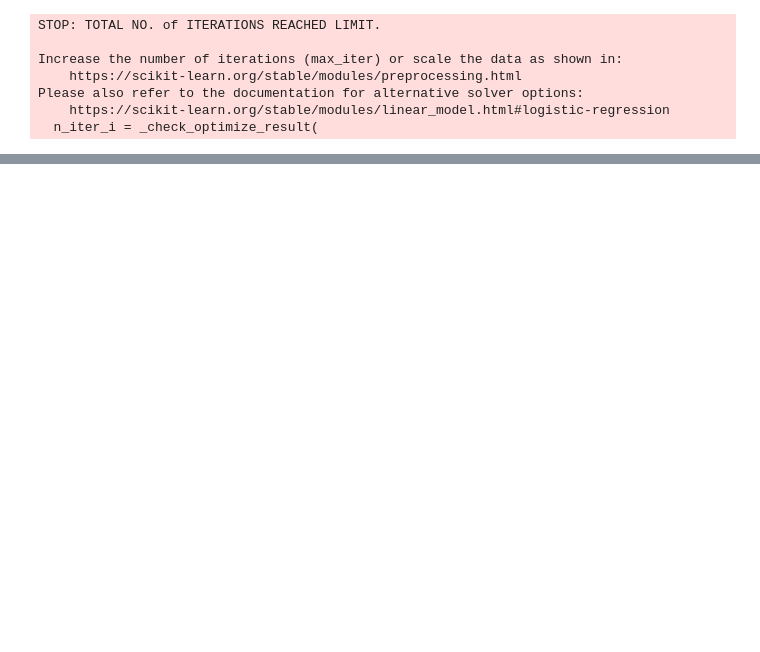
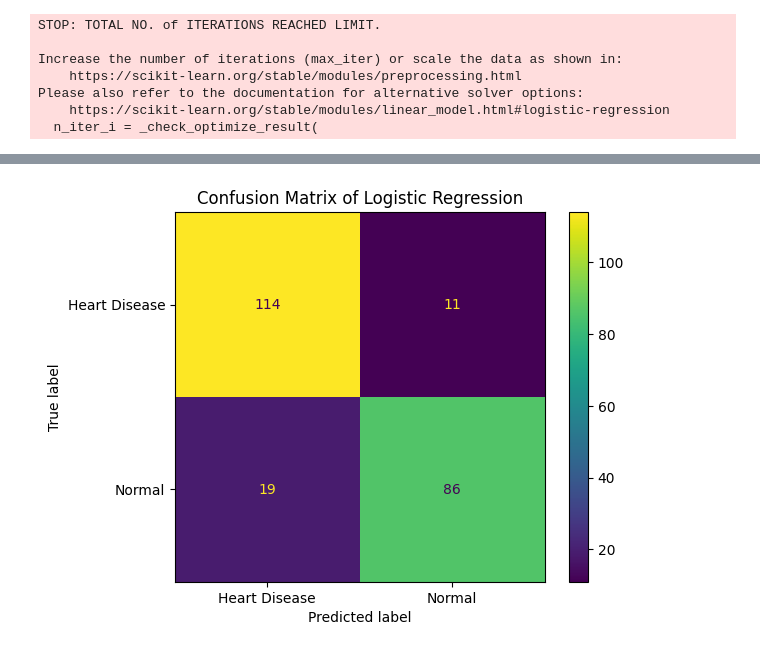
Before and after one commit to D-Rasheed/Heart-Disease-Prediction-Using-Machine-Learning, a Jupyter notebook: Heart_disease_prediction.ipynb, the cells around one changed output, grey strips where cells are left out. Cells and saved outputs as stored; diff of their text form; code cells hidden in the pictures; blank space fills up the shorter version.

```diff
--- a/Heart_disease_prediction.ipynb
+++ b/Heart_disease_prediction.ipynb
@@ -310,0 +327,9 @@ Please also refer to the documentation for alternative solver options:
+# %%
+cm = confusion_matrix(y_test, lr.predict(x_test))
+# Display confusion matrix
+disp = ConfusionMatrixDisplay(confusion_matrix=cm, display_labels=['Heart Disease', 'Normal'])
+disp.plot()
+plt.title('Confusion Matrix of Logistic Regression')
+plt.show()
+# %% [output]
+[figure, added]
```
Also changed, not shown: parts of 17 cells of this notebook.
